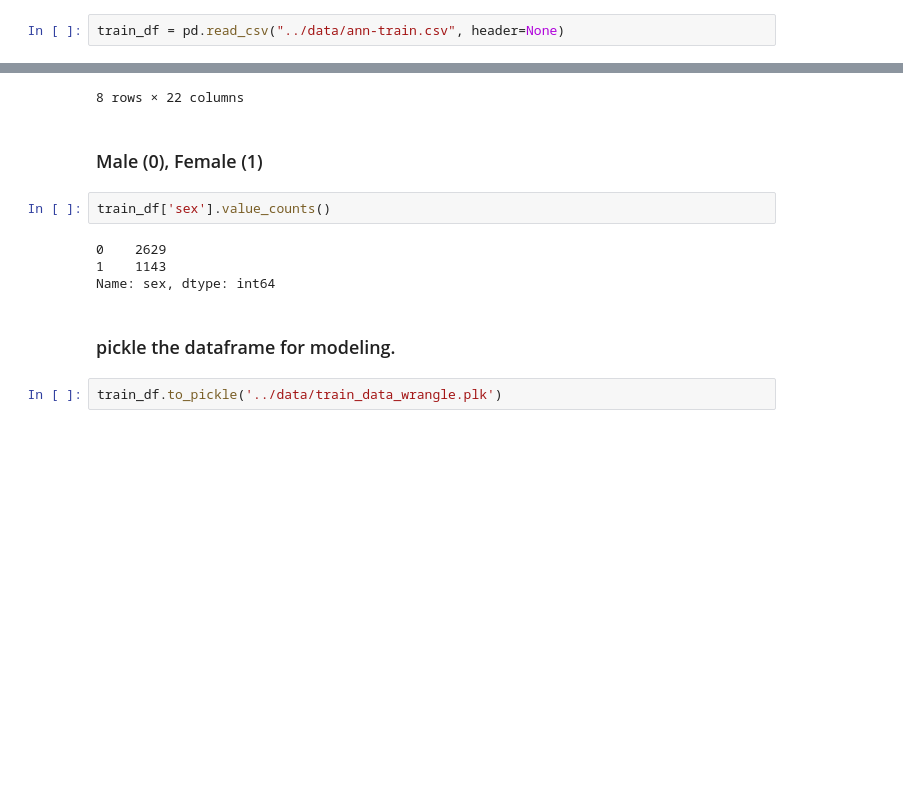
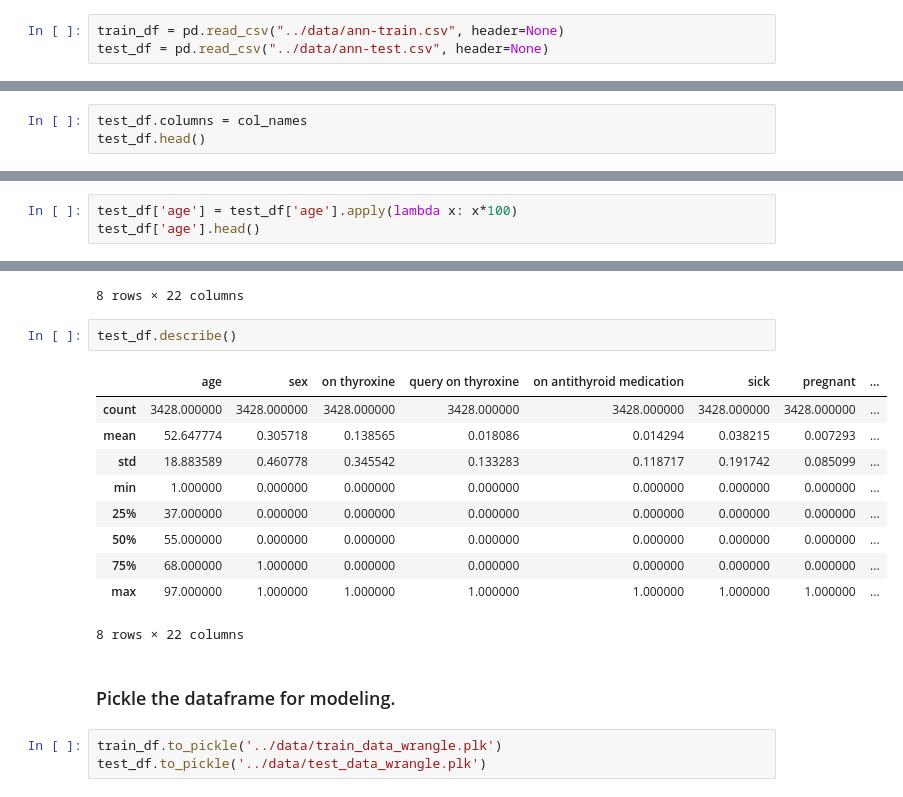
Before and after one commit to rahul7a/thyroid-classification, a Jupyter notebook: DataWrangling/Data_wrangling_ANN.ipynb, the cells around one changed output, grey strips where cells are left out. Drawn from its saved outputs; the diff is of its cells as text; blank space fills up the shorter version.

```diff
--- a/DataWrangling/Data_wrangling_ANN.ipynb
+++ b/DataWrangling/Data_wrangling_ANN.ipynb
@@ -9,5 +9,6 @@ import numpy as np
 # %%
 train_df = pd.read_csv("../data/ann-train.csv", header=None)
+test_df = pd.read_csv("../data/ann-test.csv", header=None)
 # %%
 train_df.head()
 # %% [output]
@@ -35,3 +46,6 @@ train_df.head()
 | 3 | 0.64 | 1 | 0 | 0 | 0 | 0 | 0 | ... |
 | 4 | 0.23 | 0 | 0 | 0 | 0 | 0 | 0 | ... |
 5 rows × 22 columns
+# %%
+test_df.columns = col_names
+test_df.head()
@@ -79,0 +128,3 @@ Name: age, dtype: float64
+# %%
+test_df['age'] = test_df['age'].apply(lambda x: x*100)
+test_df['age'].head()
@@ -90,15 +148,21 @@ train_df.describe()
 | 75% | 67.000000 | 1.000000 | 0.000000 | 0.000000 | 0.000000 | 0.000000 | 0.000000 | ... |
 | max | 94.000000 | 1.000000 | 1.000000 | 1.000000 | 1.000000 | 1.000000 | 1.000000 | ... |
 8 rows × 22 columns
-# %% [markdown]
-### Male (0), Female (1)
-# %%
-train_df['sex'].value_counts()
-# %% [output]
-0    2629
-1    1143
-Name: sex, dtype: int64
+# %%
+test_df.describe()
+# %% [output]
+|  | age | sex | on thyroxine | query on thyroxine | on antithyroid medication | sick | pregnant | ... |
+| count | 3428.000000 | 3428.000000 | 3428.000000 | 3428.000000 | 3428.000000 | 3428.000000 | 3428.000000 | ... |
+| mean | 52.647774 | 0.305718 | 0.138565 | 0.018086 | 0.014294 | 0.038215 | 0.007293 | ... |
+| std | 18.883589 | 0.460778 | 0.345542 | 0.133283 | 0.118717 | 0.191742 | 0.085099 | ... |
+| min | 1.000000 | 0.000000 | 0.000000 | 0.000000 | 0.000000 | 0.000000 | 0.000000 | ... |
+| 25% | 37.000000 | 0.000000 | 0.000000 | 0.000000 | 0.000000 | 0.000000 | 0.000000 | ... |
+| 50% | 55.000000 | 0.000000 | 0.000000 | 0.000000 | 0.000000 | 0.000000 | 0.000000 | ... |
+| 75% | 68.000000 | 1.000000 | 0.000000 | 0.000000 | 0.000000 | 0.000000 | 0.000000 | ... |
+| max | 97.000000 | 1.000000 | 1.000000 | 1.000000 | 1.000000 | 1.000000 | 1.000000 | ... |
+8 rows × 22 columns
 # %% [markdown]
-### pickle the dataframe for modeling.
+### Pickle the dataframe for modeling.
 # %%
 train_df.to_pickle('../data/train_data_wrangle.plk')
+test_df.to_pickle('../data/test_data_wrangle.plk')
```
Also changed, not shown: parts of 8 cells of this notebook, 4 other files.
